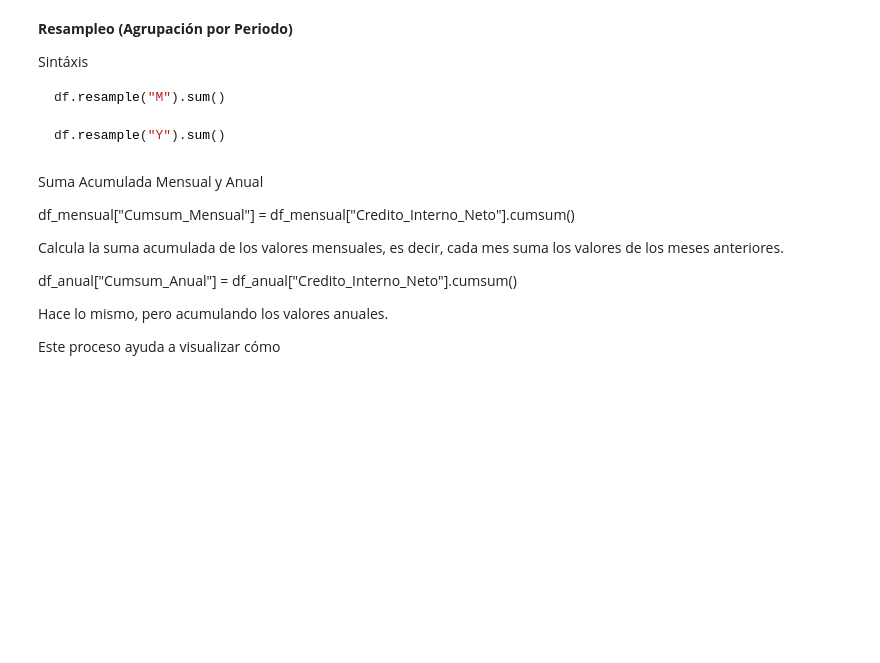
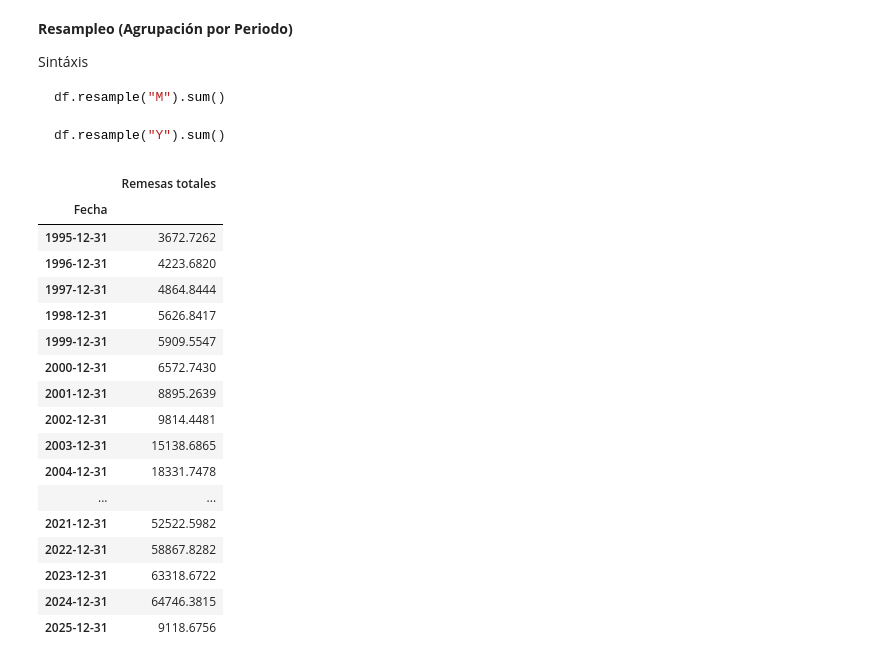
Before and after one commit to DiegoSReco/intro_python_para_economistas, a Jupyter notebook: script_python_5_Analisis_Datos_Pandas_2.ipynb, the cells around one changed output. Saved outputs shown, nothing was run; the diff lists cells and outputs as text; code cells hidden in the pictures; blank space fills up the shorter version.

````diff
--- a/script_python_5_Analisis_Datos_Pandas_2.ipynb
+++ b/script_python_5_Analisis_Datos_Pandas_2.ipynb
@@ -2471,15 +2471,25 @@ df.resample("M").sum()
 
 df.resample("Y").sum()
 ```
-# %% [markdown]
-Suma Acumulada Mensual y Anual
-
-df_mensual["Cumsum_Mensual"] = df_mensual["Credito_Interno_Neto"].cumsum()
-
-Calcula la suma acumulada de los valores mensuales, es decir, cada mes suma los valores de los meses anteriores.
-
-df_anual["Cumsum_Anual"] = df_anual["Credito_Interno_Neto"].cumsum()
-
-Hace lo mismo, pero acumulando los valores anuales.
-
-Este proceso ayuda a visualizar cómo
+# %%
+df_serie_anual = df_serie[['Fecha', 'Remesas totales']].set_index(keys = 'Fecha').resample("Y").sum()
+df_serie_anual
+# %% [output]
+|  | Remesas totales |
+| Fecha |  |
+| 1995-12-31 | 3672.7262 |
+| 1996-12-31 | 4223.6820 |
+| 1997-12-31 | 4864.8444 |
+| 1998-12-31 | 5626.8417 |
+| 1999-12-31 | 5909.5547 |
+| 2000-12-31 | 6572.7430 |
+| 2001-12-31 | 8895.2639 |
+| 2002-12-31 | 9814.4481 |
+| 2003-12-31 | 15138.6865 |
+| 2004-12-31 | 18331.7478 |
+| ... | ... |
+| 2021-12-31 | 52522.5982 |
+| 2022-12-31 | 58867.8282 |
+| 2023-12-31 | 63318.6722 |
+| 2024-12-31 | 64746.3815 |
+| 2025-12-31 | 9118.6756 |
````
Also changed, not shown: parts of 3 cells of this notebook.
